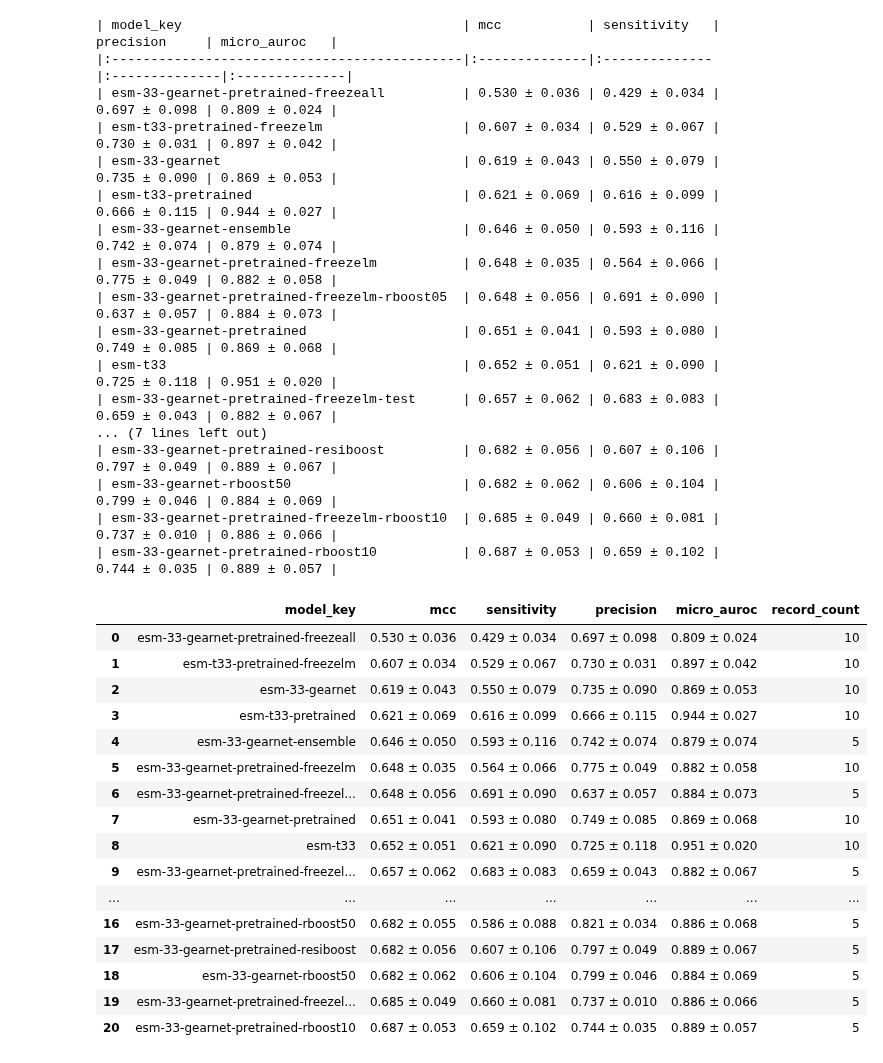
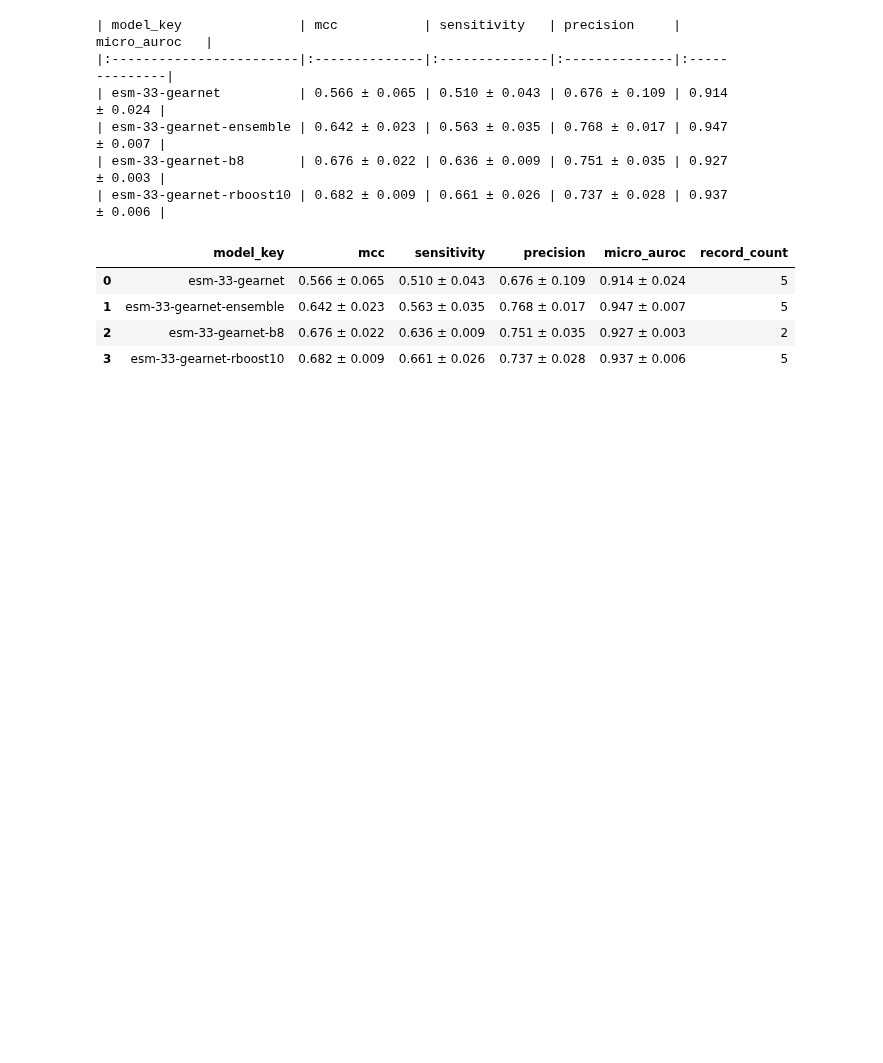
Before and after one commit to dlwocks31/atpbind, a Jupyter notebook: imatinib/benchmark.ipynb, the cells around one changed output. Cells and saved outputs as stored; diff of their text form; code cells hidden in the pictures; blank space fills up the shorter version.

```diff
--- a/imatinib/benchmark.ipynb
+++ b/imatinib/benchmark.ipynb
@@ -8,7 +8,7 @@ def format_mean_std(row, metric):
     return f"{mean_val:.3f} ± {std_val:.3f}"
 
 
-def get_stat_df(filename):
+def get_stat_df(filename, verbose=True):
     # Sample loading of your CSV - this would be replaced with your actual loading
     result_df = pd.read_csv(filename)
 
@@ -40,7 +40,8 @@ def get_stat_df(filename):
     '''
     formatted_df = formatted_df.reset_index()
 
-    markdown_table = tabulate(formatted_df[['model_key'] + metrics] , headers='keys', tablefmt='pipe', showindex=False)
-    print(markdown_table)
+    if verbose:
+        markdown_table = tabulate(formatted_df[['model_key'] + metrics] , headers='keys', tablefmt='pipe', showindex=False)
+        print(markdown_table)
 
     return formatted_df
@@ -113,37 +232,14 @@ get_stat_df('imatinib.csv')
 # %%
-get_stat_df('methotrexate.csv')
+get_stat_df('atpbind3d.csv')
 # %% [output]
-| model_key                                    | mcc           | sensitivity   | precision     | micro_auroc   |
-|:---------------------------------------------|:--------------|:--------------|:--------------|:--------------|
-| esm-33-gearnet-pretrained-freezeall          | 0.530 ± 0.036 | 0.429 ± 0.034 | 0.697 ± 0.098 | 0.809 ± 0.024 |
-| esm-t33-pretrained-freezelm                  | 0.607 ± 0.034 | 0.529 ± 0.067 | 0.730 ± 0.031 | 0.897 ± 0.042 |
-| esm-33-gearnet                               | 0.619 ± 0.043 | 0.550 ± 0.079 | 0.735 ± 0.090 | 0.869 ± 0.053 |
-| esm-t33-pretrained                           | 0.621 ± 0.069 | 0.616 ± 0.099 | 0.666 ± 0.115 | 0.944 ± 0.027 |
-| esm-33-gearnet-ensemble                      | 0.646 ± 0.050 | 0.593 ± 0.116 | 0.742 ± 0.074 | 0.879 ± 0.074 |
-| esm-33-gearnet-pretrained-freezelm           | 0.648 ± 0.035 | 0.564 ± 0.066 | 0.775 ± 0.049 | 0.882 ± 0.058 |
-| esm-33-gearnet-pretrained-freezelm-rboost05  | 0.648 ± 0.056 | 0.691 ± 0.090 | 0.637 ± 0.057 | 0.884 ± 0.073 |
-| esm-33-gearnet-pretrained                    | 0.651 ± 0.041 | 0.593 ± 0.080 | 0.749 ± 0.085 | 0.869 ± 0.068 |
-| esm-t33                                      | 0.652 ± 0.051 | 0.621 ± 0.090 | 0.725 ± 0.118 | 0.951 ± 0.020 |
-| esm-33-gearnet-pretrained-freezelm-test      | 0.657 ± 0.062 | 0.683 ± 0.083 | 0.659 ± 0.043 | 0.882 ± 0.067 |
-... (7 lines left out)
-| esm-33-gearnet-pretrained-resiboost          | 0.682 ± 0.056 | 0.607 ± 0.106 | 0.797 ± 0.049 | 0.889 ± 0.067 |
-| esm-33-gearnet-rboost50                      | 0.682 ± 0.062 | 0.606 ± 0.104 | 0.799 ± 0.046 | 0.884 ± 0.069 |
-| esm-33-gearnet-pretrained-freezelm-rboost10  | 0.685 ± 0.049 | 0.660 ± 0.081 | 0.737 ± 0.010 | 0.886 ± 0.066 |
-| esm-33-gearnet-pretrained-rboost10           | 0.687 ± 0.053 | 0.659 ± 0.102 | 0.744 ± 0.035 | 0.889 ± 0.057 |
+| model_key               | mcc           | sensitivity   | precision     | micro_auroc   |
+|:------------------------|:--------------|:--------------|:--------------|:--------------|
+| esm-33-gearnet          | 0.566 ± 0.065 | 0.510 ± 0.043 | 0.676 ± 0.109 | 0.914 ± 0.024 |
+| esm-33-gearnet-ensemble | 0.642 ± 0.023 | 0.563 ± 0.035 | 0.768 ± 0.017 | 0.947 ± 0.007 |
+| esm-33-gearnet-b8       | 0.676 ± 0.022 | 0.636 ± 0.009 | 0.751 ± 0.035 | 0.927 ± 0.003 |
+| esm-33-gearnet-rboost10 | 0.682 ± 0.009 | 0.661 ± 0.026 | 0.737 ± 0.028 | 0.937 ± 0.006 |
 |  | model_key | mcc | sensitivity | precision | micro_auroc | record_count |
-| 0 | esm-33-gearnet-pretrained-freezeall | 0.530 ± 0.036 | 0.429 ± 0.034 | 0.697 ± 0.098 | 0.809 ± 0.024 | 10 |
-| 1 | esm-t33-pretrained-freezelm | 0.607 ± 0.034 | 0.529 ± 0.067 | 0.730 ± 0.031 | 0.897 ± 0.042 | 10 |
-| 2 | esm-33-gearnet | 0.619 ± 0.043 | 0.550 ± 0.079 | 0.735 ± 0.090 | 0.869 ± 0.053 | 10 |
-| 3 | esm-t33-pretrained | 0.621 ± 0.069 | 0.616 ± 0.099 | 0.666 ± 0.115 | 0.944 ± 0.027 | 10 |
-| 4 | esm-33-gearnet-ensemble | 0.646 ± 0.050 | 0.593 ± 0.116 | 0.742 ± 0.074 | 0.879 ± 0.074 | 5 |
-| 5 | esm-33-gearnet-pretrained-freezelm | 0.648 ± 0.035 | 0.564 ± 0.066 | 0.775 ± 0.049 | 0.882 ± 0.058 | 10 |
-| 6 | esm-33-gearnet-pretrained-freezel... | 0.648 ± 0.056 | 0.691 ± 0.090 | 0.637 ± 0.057 | 0.884 ± 0.073 | 5 |
-| 7 | esm-33-gearnet-pretrained | 0.651 ± 0.041 | 0.593 ± 0.080 | 0.749 ± 0.085 | 0.869 ± 0.068 | 10 |
-| 8 | esm-t33 | 0.652 ± 0.051 | 0.621 ± 0.090 | 0.725 ± 0.118 | 0.951 ± 0.020 | 10 |
-| 9 | esm-33-gearnet-pretrained-freezel... | 0.657 ± 0.062 | 0.683 ± 0.083 | 0.659 ± 0.043 | 0.882 ± 0.067 | 5 |
-| ... | ... | ... | ... | ... | ... | ... |
-| 16 | esm-33-gearnet-pretrained-rboost50 | 0.682 ± 0.055 | 0.586 ± 0.088 | 0.821 ± 0.034 | 0.886 ± 0.068 | 5 |
-| 17 | esm-33-gearnet-pretrained-resiboost | 0.682 ± 0.056 | 0.607 ± 0.106 | 0.797 ± 0.049 | 0.889 ± 0.067 | 5 |
-| 18 | esm-33-gearnet-rboost50 | 0.682 ± 0.062 | 0.606 ± 0.104 | 0.799 ± 0.046 | 0.884 ± 0.069 | 5 |
-| 19 | esm-33-gearnet-pretrained-freezel... | 0.685 ± 0.049 | 0.660 ± 0.081 | 0.737 ± 0.010 | 0.886 ± 0.066 | 5 |
-| 20 | esm-33-gearnet-pretrained-rboost10 | 0.687 ± 0.053 | 0.659 ± 0.102 | 0.744 ± 0.035 | 0.889 ± 0.057 | 5 |
+| 0 | esm-33-gearnet | 0.566 ± 0.065 | 0.510 ± 0.043 | 0.676 ± 0.109 | 0.914 ± 0.024 | 5 |
+| 1 | esm-33-gearnet-ensemble | 0.642 ± 0.023 | 0.563 ± 0.035 | 0.768 ± 0.017 | 0.947 ± 0.007 | 5 |
+| 2 | esm-33-gearnet-b8 | 0.676 ± 0.022 | 0.636 ± 0.009 | 0.751 ± 0.035 | 0.927 ± 0.003 | 2 |
+| 3 | esm-33-gearnet-rboost10 | 0.682 ± 0.009 | 0.661 ± 0.026 | 0.737 ± 0.028 | 0.937 ± 0.006 | 5 |
```
Also changed, not shown: parts of 9 cells of this notebook, 5 other files.
